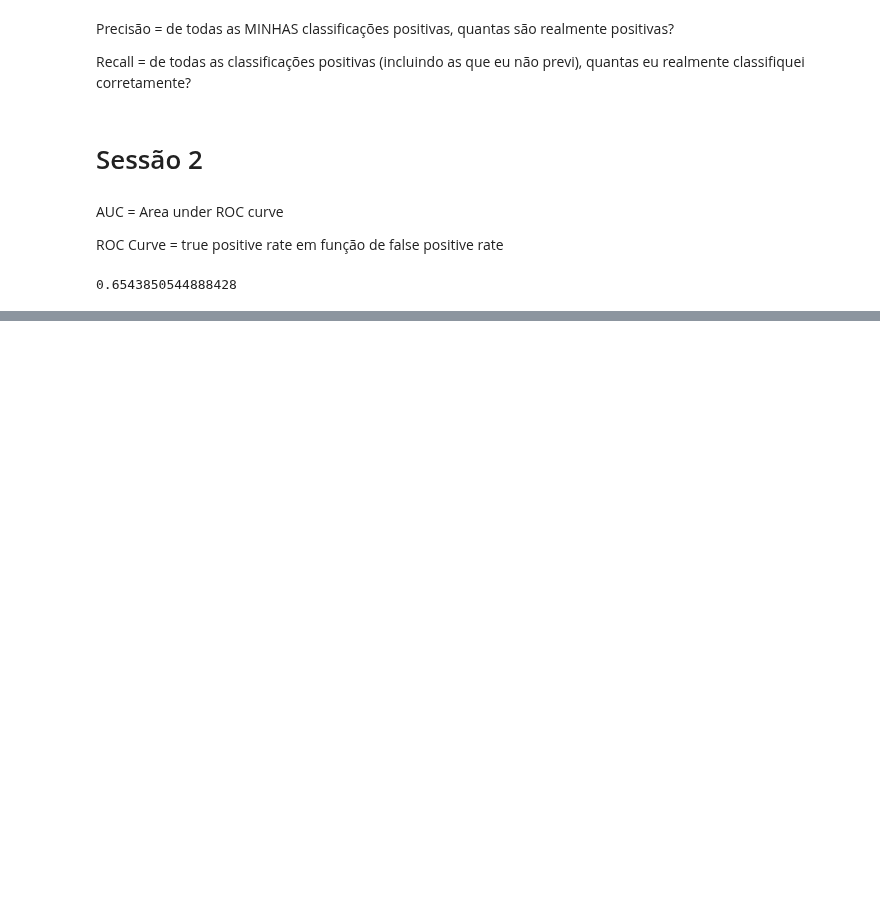
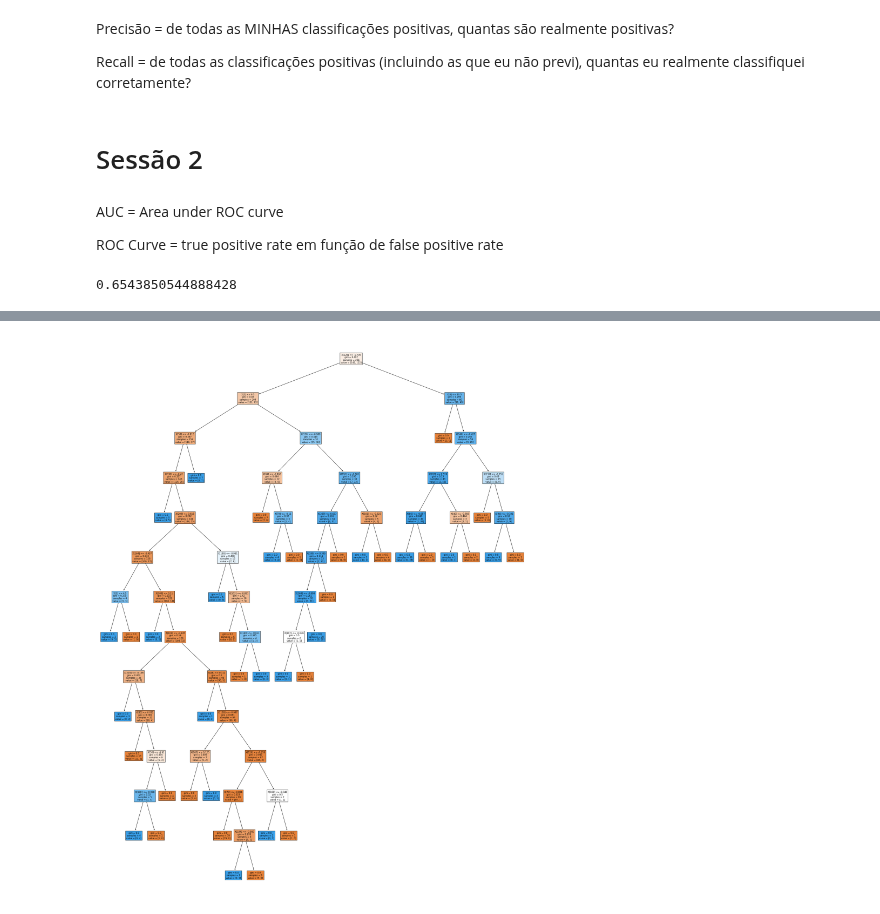
Before and after one commit to RPGraciotti/BootCampAlura, a Jupyter notebook: Modulo_5/Aula_2_métricas_de_avaliação.ipynb, the cells around one changed output, grey strips where cells are left out. Cells and saved outputs as stored; diff of their text form; code cells hidden in the pictures; blank space fills up the shorter version.

```diff
--- a/Modulo_5/Aula_2_métricas_de_avaliação.ipynb
+++ b/Modulo_5/Aula_2_métricas_de_avaliação.ipynb
@@ -224,0 +259,10 @@ weighted avg       0.72      0.72      0.71        88
+# %%
+# A implementação mais simples é com a função plot_tree do sklearn:
+
+fig = plt.figure(figsize = (30, 40))
+
+_ = tree.plot_tree(modelo_arvore, filled = True)
+
+# A visualização realmente não está nada elegante ainda, mas é possível editá-la como qualquer figura de matplotlib
+# %% [output]
+[figure, added]
```
Also changed, not shown: parts of 11 cells of this notebook.
